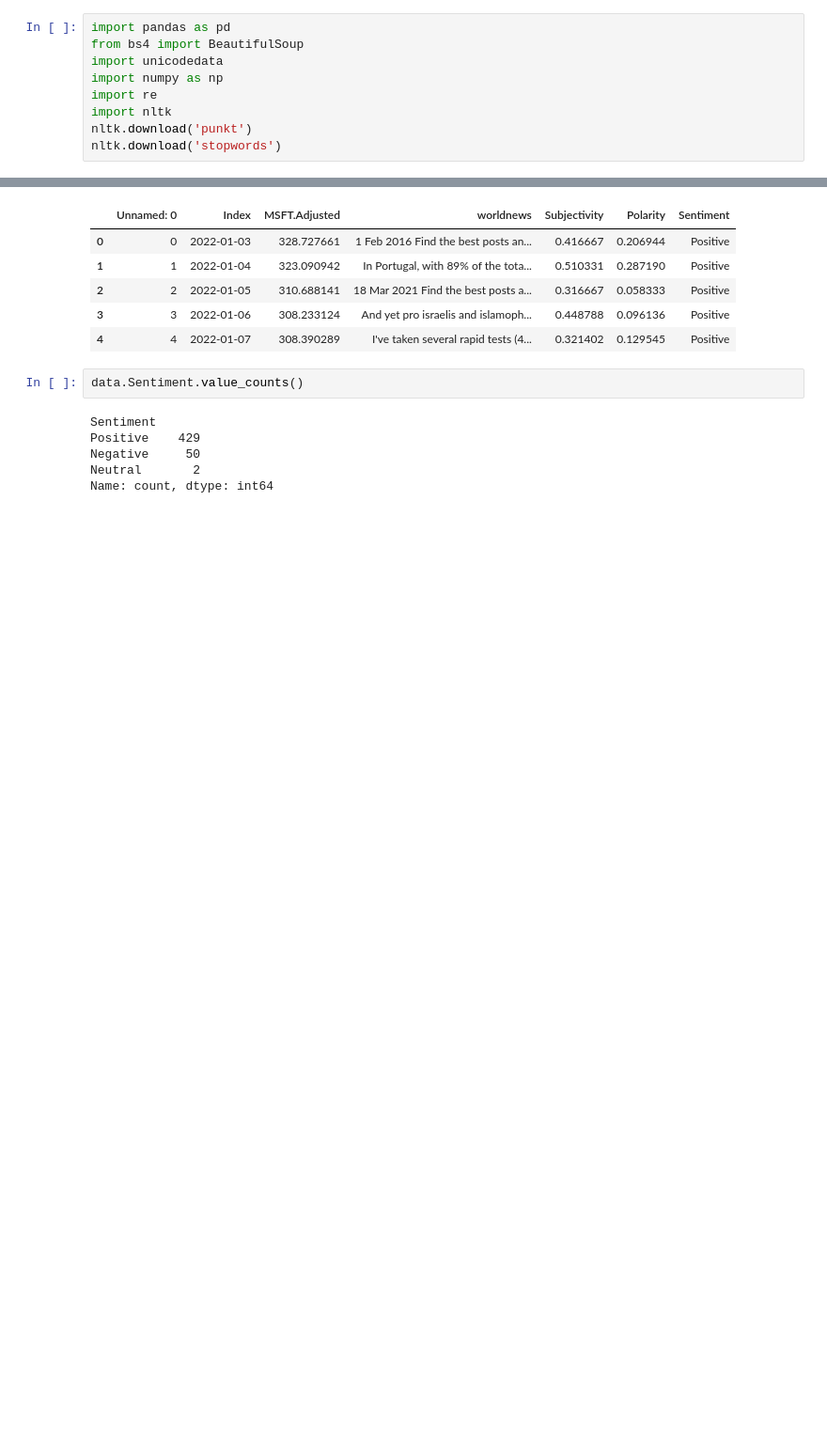
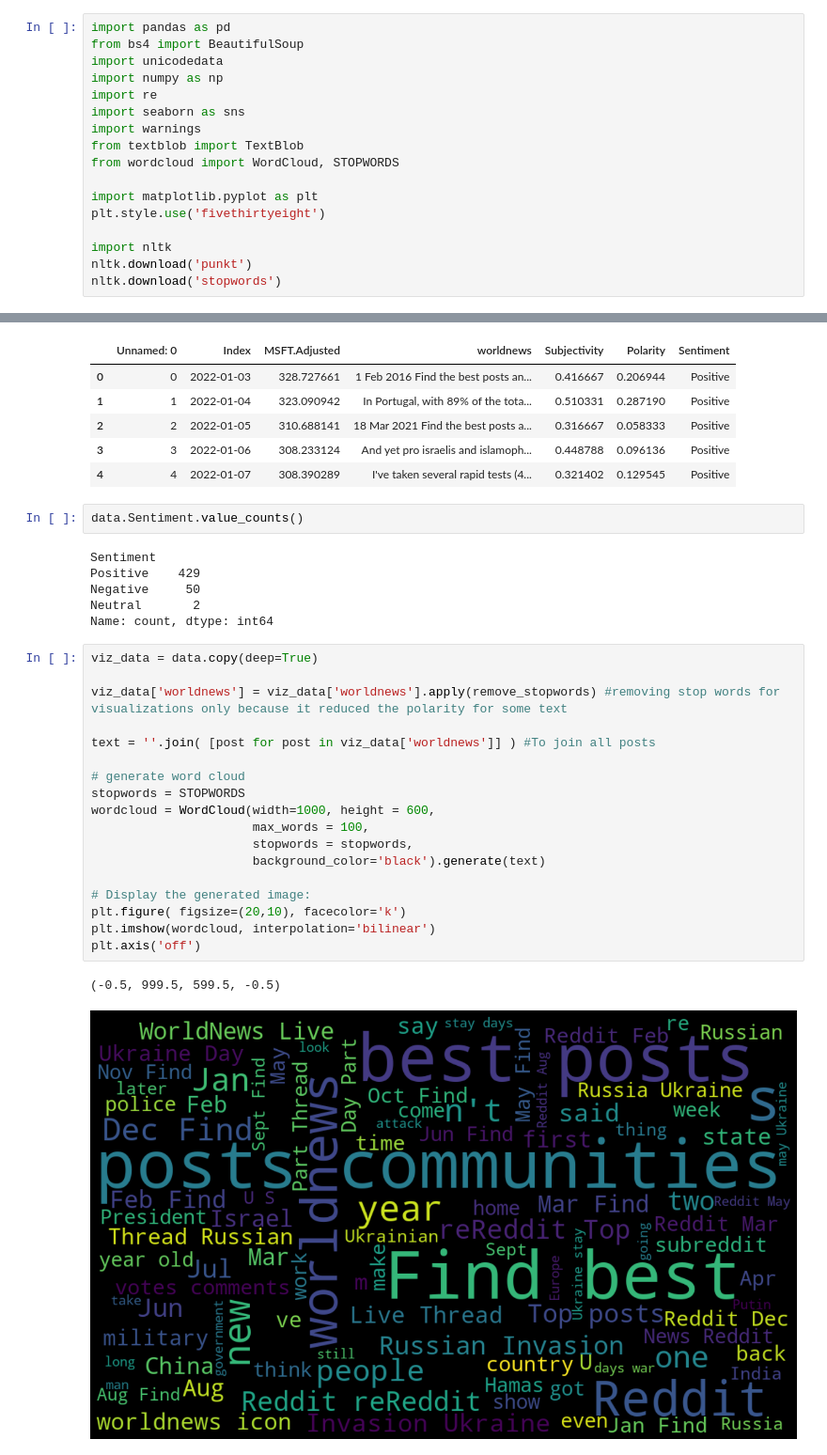
Before and after one commit to ansamz/Time_Series_Analysis_Finance, a Jupyter notebook: 2_reddit_sentiment.ipynb, the cells around one changed output, grey strips where cells are left out. Shown at 94% size. Cells and saved outputs as stored; diff of their text form; blank space fills up the shorter version.

```diff
--- a/2_reddit_sentiment.ipynb
+++ b/2_reddit_sentiment.ipynb
@@ -4,6 +4,14 @@ from bs4 import BeautifulSoup
 import unicodedata
 import numpy as np
 import re
+import seaborn as sns
+import warnings
+from textblob import TextBlob
+from wordcloud import WordCloud, STOPWORDS
+
+import matplotlib.pyplot as plt
+plt.style.use('fivethirtyeight')
+
 import nltk
 nltk.download('punkt')
 nltk.download('stopwords')
@@ -146,3 +155,24 @@ Positive    429
 Negative     50
 Neutral       2
 Name: count, dtype: int64
+# %%
+viz_data = data.copy(deep=True)
+
+viz_data['worldnews'] = viz_data['worldnews'].apply(remove_stopwords) #removing stop words for visualizations only because it reduced the polarity for some text
+
+text = ''.join( [post for post in viz_data['worldnews']] ) #To join all posts
+
+# generate word cloud
+stopwords = STOPWORDS
+wordcloud = WordCloud(width=1000, height = 600,
+                      max_words = 100,
+                      stopwords = stopwords,
+                      background_color='black').generate(text)
+
+# Display the generated image:
+plt.figure( figsize=(20,10), facecolor='k')
+plt.imshow(wordcloud, interpolation='bilinear')
+plt.axis('off')
+# %% [output]
+(-0.5, 999.5, 599.5, -0.5)
+[figure, added]
```
Also changed, not shown: parts of 5 cells of this notebook, 1 other file.
